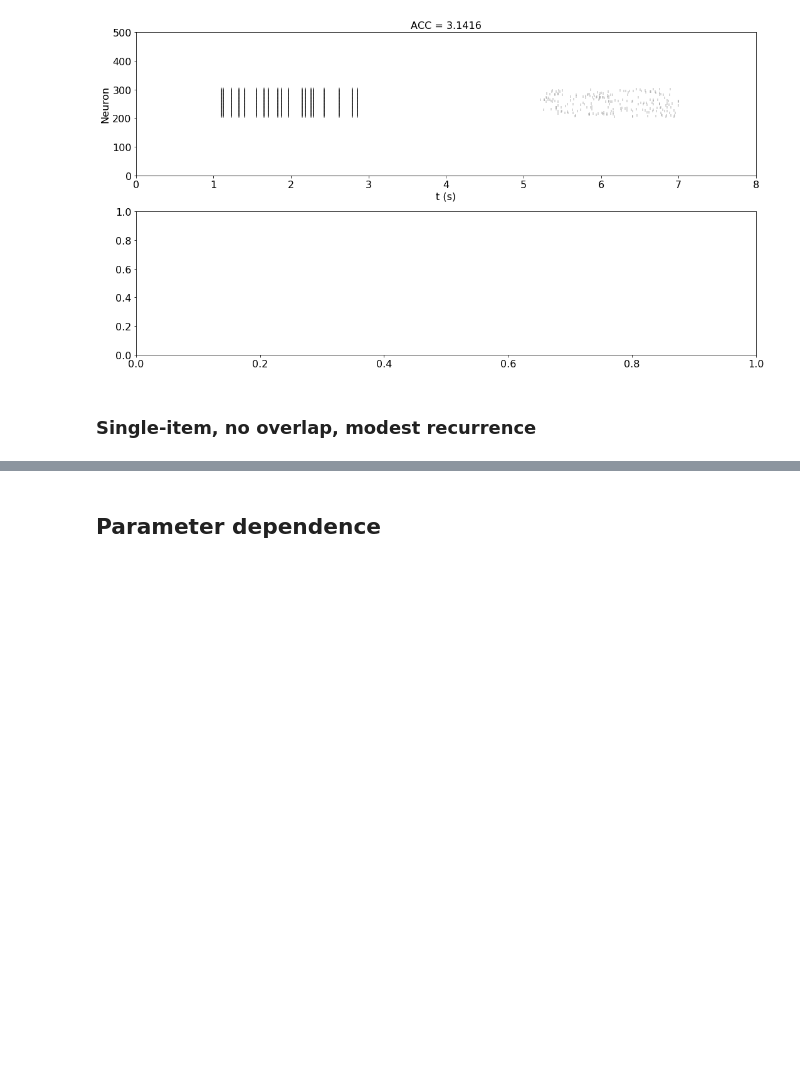
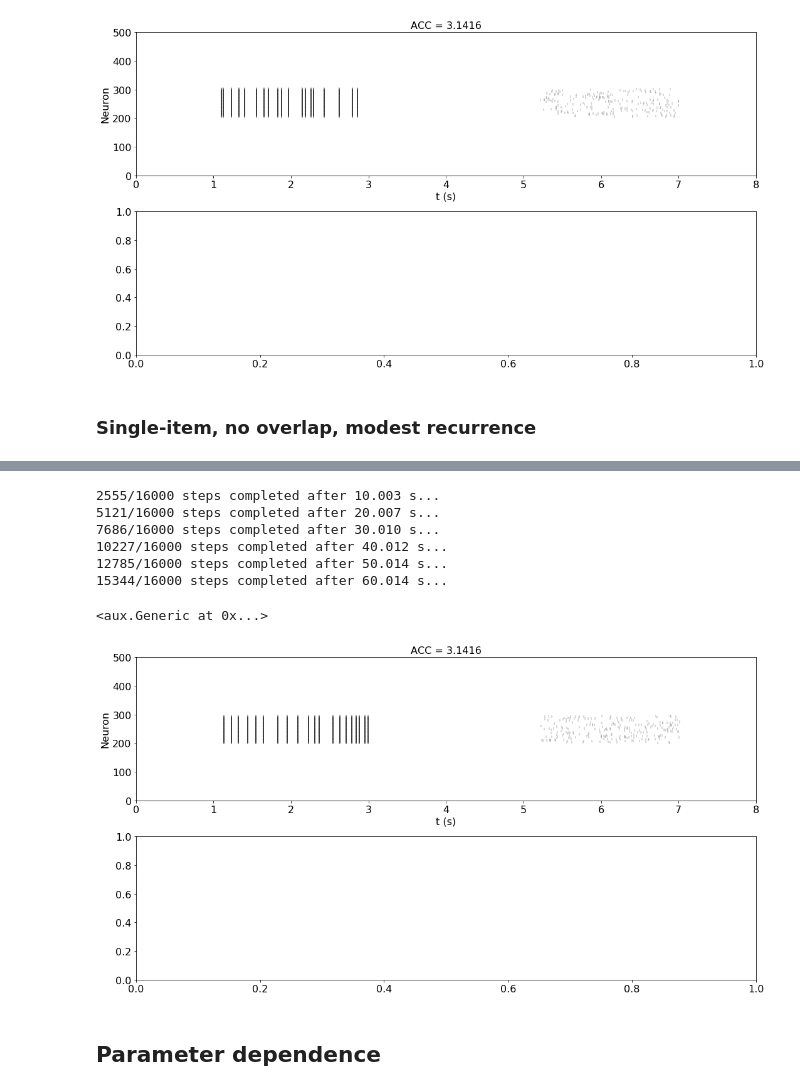
Before and after one commit to rkp8000/network_replay, a Jupyter notebook: 2_item_recall.ipynb, the cells around one changed output, grey strips where cells are left out. Drawn from its saved outputs; the diff is of its cells as text; code cells hidden in the pictures; blank space fills up the shorter version.

```diff
--- a/2_item_recall.ipynb
+++ b/2_item_recall.ipynb
@@ -568,3 +575,14 @@ xmpl(q_star=0, p_0=0.04, p_1=0.2, items=[1], P=P)
+# %%
+xmpl(q_star=0, p_0=0.04, p_1=0, items=[1], P=P)
+# %% [output]
+2555/16000 steps completed after 10.003 s...
+5121/16000 steps completed after 20.007 s...
+7686/16000 steps completed after 30.010 s...
+10227/16000 steps completed after 40.012 s...
+12785/16000 steps completed after 50.014 s...
+15344/16000 steps completed after 60.014 s...
+<aux.Generic at 0x...>
+[figure, added]
 # %% [markdown]
 ## Parameter dependence
 # %% [markdown]
```
Also changed, not shown: parts of 7 cells of this notebook.
